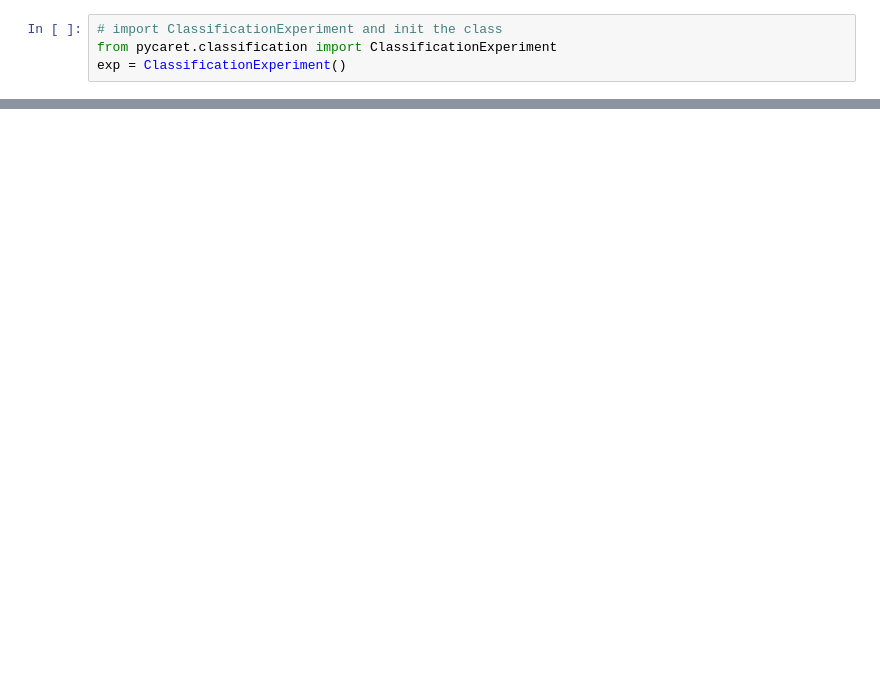
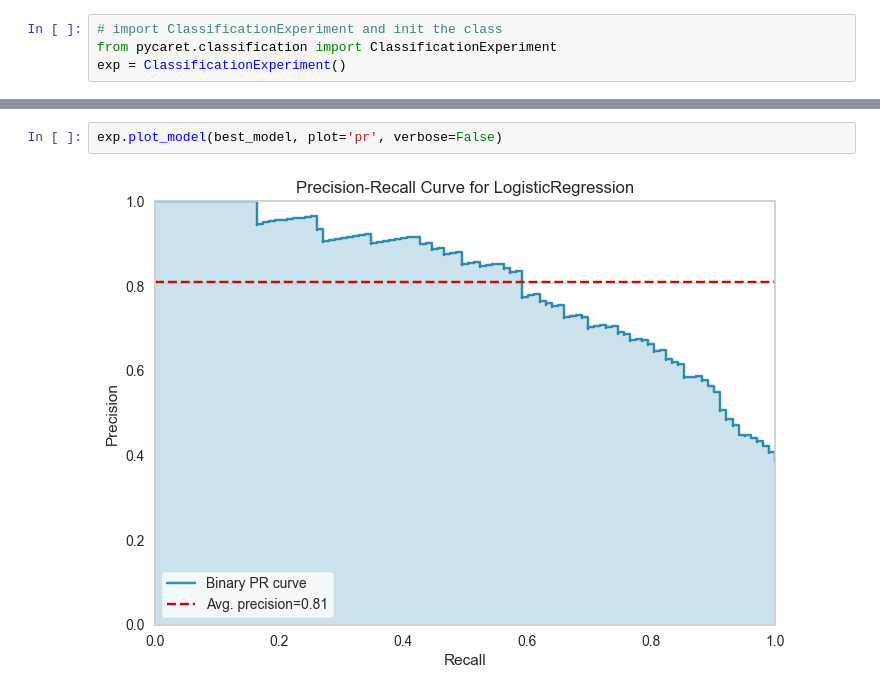
Before and after one commit to NikhielR108/Titanic-ML-App, a Jupyter notebook: Notebooks/Pycaret_models.ipynb, the cells around one changed output, grey strips where cells are left out. Saved outputs shown, nothing was run; the diff lists cells and outputs as text; blank space fills up the shorter version.

```diff
--- a/Notebooks/Pycaret_models.ipynb
+++ b/Notebooks/Pycaret_models.ipynb
@@ -32,0 +84,4 @@ exp.setup(data, target = 'Survived', session_id = 108)
+# %%
+exp.plot_model(best_model, plot='pr', verbose=False)
+# %% [output]
+[figure, added]
```
Also changed, not shown: parts of 7 cells of this notebook, 3 other files.
